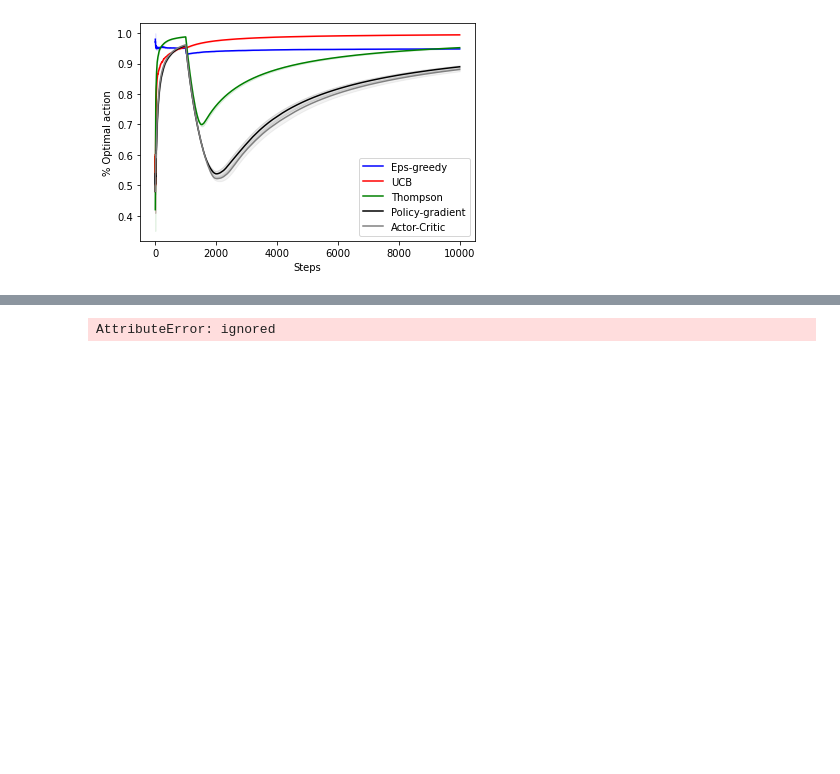
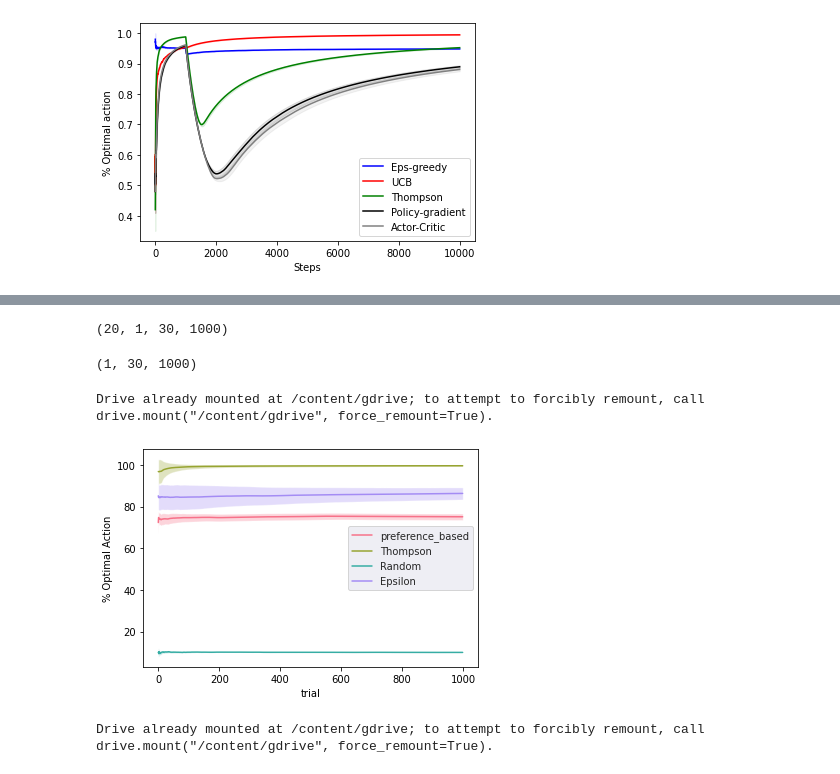
Before and after one commit to erfunmirzaei/Social_Bandit, a Jupyter notebook: Social_Bandit.ipynb, the cells around one changed output, grey strips where cells are left out. Drawn from its saved outputs; the diff is of its cells as text; code cells hidden in the pictures; blank space fills up the shorter version.

Commit message:
Adding PreferenceBasedSocial Agent and Test it.

```diff
--- a/Social_Bandit.ipynb
+++ b/Social_Bandit.ipynb
@@ -1630,7 +1841,5 @@ for k in [10,100]:
     env_class.append(env)
 # %%
 sbl = SocialBanditLearning(pop_agents, env_class, 1000, 30)
-# %%
-sbl.run()
-# %% [output]
-AttributeError: ignored
+# %%
+perc_opt_act, regret, average_utils = sbl.run()
@@ -1636,0 +1848,52 @@ AttributeError: ignored
+# %%
+pop_agents2 = {}
+pop_agents2[1] = EpsilonGreedyAgent(epsilon = 0.1, lr = 0.1)
+sbl2 = SocialBanditLearning(pop_agents2, env_class, 1000, 30)
+perc_opt_act2, regret2, average_utils2 = sbl2.run()
+# %%
+perc_opt_act2.shape
+# %% [output]
+(20, 1, 30, 1000)
+# %%
+np.average(perc_opt_act2, axis = 0).shape
+# %% [output]
+(1, 30, 1000)
+# %%
+u = utils()
+result = {}
+avg_perc = np.average(perc_opt_act, axis = 0)
+avg_perc2 = np.average(perc_opt_act2, axis = 0)
+result["preference_based"] = avg_perc[11,:,:] *100
+result["Thompson"] = avg_perc[10,:,:] * 100
+result["Random"] = avg_perc[0,:,:] * 100
+result["Epsilon"] = avg_perc2[0,:,:] * 100
+
+# result1 = {}
+# result1["preference_based"] = perc_opt_act[1,11,:,:] *100
+# result1["Epsilon"] = perc_opt_act2[1,0,:,:] * 100
+# result1["Thompson"] = perc_opt_act[1,10,:,:] * 100
+# %% [output]
+Drive already mounted at /content/gdrive; to attempt to forcibly remount, call drive.mount("/content/gdrive", force_remount=True).
+# %%
+u.Visual(result, n_trials = 1000, save = True, line = False, limit = False, name = './gdrive/MyDrive/logt/compare_preference_algorithms.jpg', label = "% Optimal Action")
+# u.Visual(result1, n_trials = 1000, save = True, line = False, limit = False, name = './gdrive/MyDrive/logt/compare_preference_algorithms1.jpg', label = "average utils")
+# %% [output]
+[figure, added]
+# %%
+u = utils()
+result = {}
+avg_utils = np.average(average_utils, axis = 0)
+avg_utils2 = np.average(average_utils2, axis = 0)
+result["preference_based"] = avg_utils[11,:,:]
+result["Thompson"] = avg_utils[10,:,:]
+result["Best arm"] = np.ones((30,1000))* best_exp_u[0,11]
+result["Random"] = avg_utils[0,:,:]
+result["Epsilon"] = avg_utils2[0,:,:]
+
+# result1 = {}
+# result1["preference_based"] = average_utils[1,11,:,:]
+# result1["Epsilon"] = average_utils2[1,0,:,:]
+# result1["Thompson"] = average_utils[1,10,:,:]
+# result1["Best arm"] = np.ones((30,1000))* best_exp_u[1,11]
+# %% [output]
+Drive already mounted at /content/gdrive; to attempt to forcibly remount, call drive.mount("/content/gdrive", force_remount=True).
```
Also changed, not shown: parts of 57 cells of this notebook.
